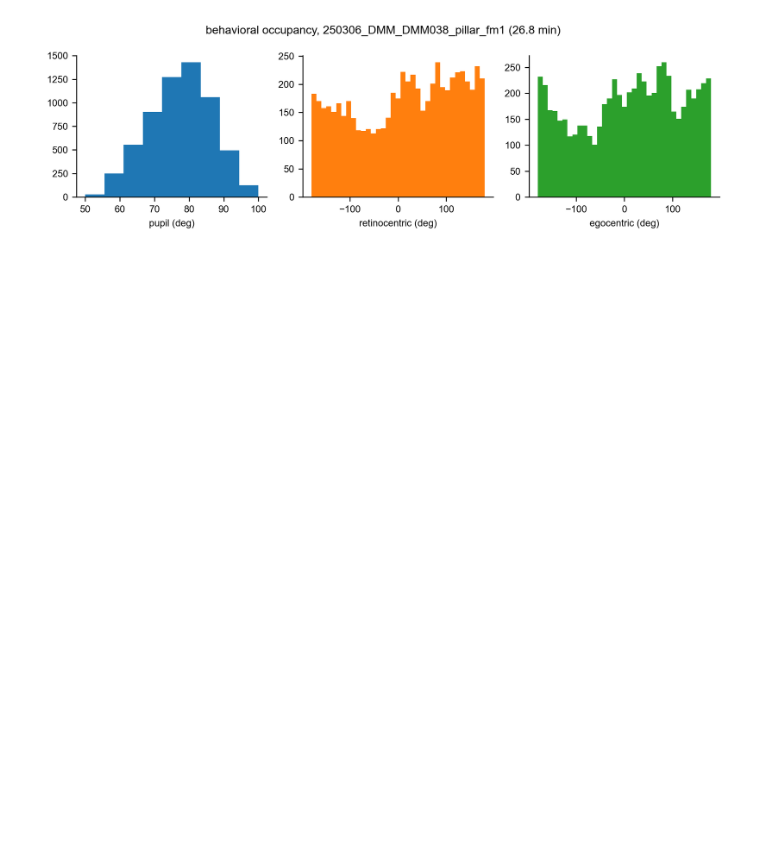
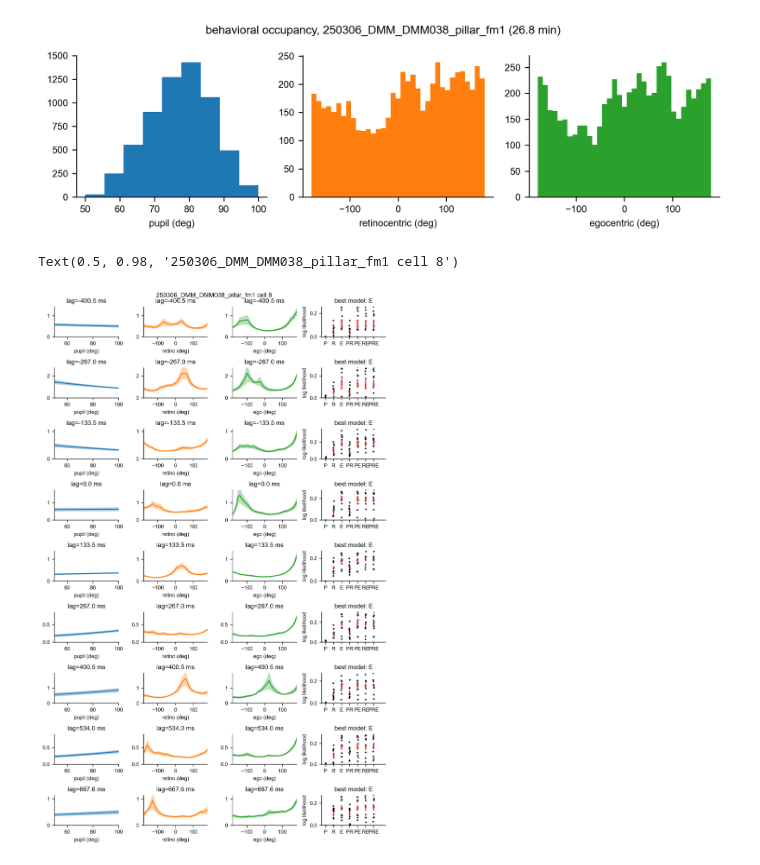
Before and after one commit to nielllab/freely-moving-2P, a Jupyter notebook: notebooks/model_fit_v1_figs.ipynb, the cells around one changed output. Saved outputs shown, nothing was run; the diff lists cells and outputs as text; code cells hidden in the pictures; blank space fills up the shorter version.

```diff
--- a/notebooks/model_fit_v1_figs.ipynb
+++ b/notebooks/model_fit_v1_figs.ipynb
@@ -34,3 +66,44 @@ fig.suptitle('behavioral occupancy, 250306_DMM_DMM038_pillar_fm1 (26.8 min)')
 fig.tight_layout()
 # %% [output]
 [figure]
+# %%
+cell_str = '8'
+
+fig, axs = plt.subplots(9, 4, figsize=(7.5,12), dpi=300)
+# spec = gridspec.GridSpec(ncols=4, nrows=9, figure=fig)
+
+for panel_ind, lag_ind in enumerate([-3,-2,-1,0,1,2,3,4,5]):
+
+    lag_val = (1/7.49) * lag_ind * 1000
+
+    model_output_dir = r'K:\Mini2P\250306_DMM_DMM038_pillar\fm1\fm_fit_v01_lag_{}'.format(str(lag_ind))
+    model_data = fm2p.read_models(model_output_dir)
+
+    (predP, stderrP), (predR, stderrR), (predE, stderrE) = fm2p.calc_scaled_LNLP_tuning_curves(
+        model_data, cell_str, ret_stderr=True, params=None, param_stderr=None)
+
+    fig = fm2p.plot_scaled_LNLP_tuning_curves(
+            predP, predR, predE,
+            stderrP, stderrR, stderrE,
+            np.deg2rad(pupil_bins), np.deg2rad(retino_bins), np.deg2rad(ego_bins),
+            fig=fig, axs=[axs[panel_ind,0], axs[panel_ind,1], axs[panel_ind,2]]
+    )
+
+    fig = fm2p.plot_model_LLHs(model_data, cell_str, test_only=True, fig=fig, ax=axs[panel_ind,3], tight_y_scale=True)
+    axs[panel_ind,3].set_ylabel('log likelihood')
+
+    eval_results = fm2p.eval_models(model_data, cell_str)
+
+    axs[panel_ind,3].set_title('best model: {}'.format(eval_results['best_model']))
+
+    for i in range(0,3):
+        axs[panel_ind,i].set_title('lag={:.4} ms'.format(lag_val))
+
+    axs[panel_ind,0].set_xlim([50,100])
+    axs[panel_ind,1].set_xlim([-180,180])
+    axs[panel_ind,2].set_xlim([-180,180])
+
+fig.suptitle('250306_DMM_DMM038_pillar_fm1 cell {}'.format(cell_str))
+# %% [output]
+Text(0.5, 0.98, '250306_DMM_DMM038_pillar_fm1 cell 8')
+[figure, added]
```
Also changed, not shown: parts of 16 cells of this notebook, 7 other files.
